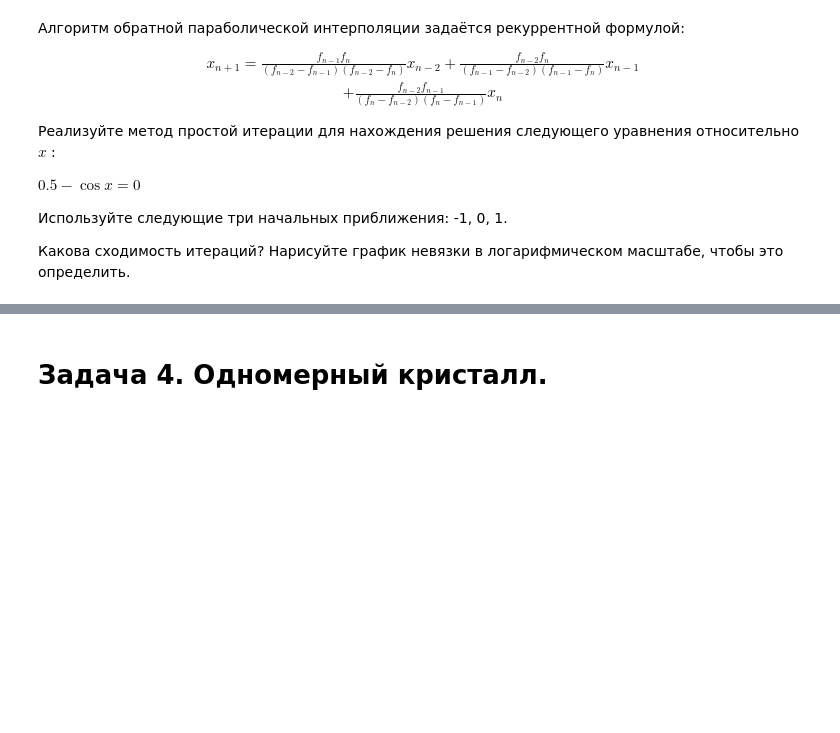
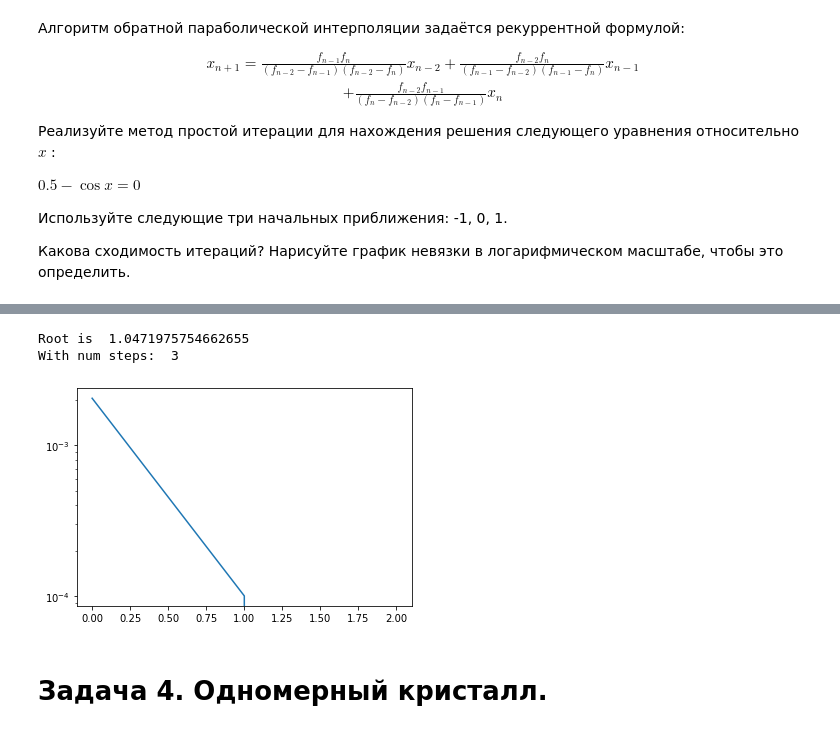
Before and after one commit to nalsur-veallam/Python, a Jupyter notebook: comp_math/Mallaev_4_B02-005.ipynb, the cells around one changed output, grey strips where cells are left out. Drawn from its saved outputs; the diff is of its cells as text; code cells hidden in the pictures; blank space fills up the shorter version.

```diff
--- a/comp_math/Mallaev_4_B02-005.ipynb
+++ b/comp_math/Mallaev_4_B02-005.ipynb
@@ -59,3 +127,29 @@ $$
+# %%
+fun = lambda x : 0.5 - np.cos(x)
+
+x_n2 = 1
+x_n1 = 1 + np.random.rand()
+x_n = 1 + np.random.rand()
+
+nevs = []
+eps = 1e-7
+step = 0
+
+while np.abs(fun(x_n)) > eps:
+    step += 1
+    x_n, x_n1, x_n2 = par_inter(fun, x_n2, x_n1, x_n)
+    nevs.append(-1*fun(x_n))
+
+print("Root is ", x_n)
+print("With num steps: ", step)
+
+plt.plot(nevs)
+plt.yscale('log')
+plt.show()
+# %% [output]
+Root is  1.0471975754662655
+With num steps:  3
+[figure, added]
 # %% [markdown]
 # Задача 4. Одномерный кристалл.
 # %% [markdown]
```
Also changed, not shown: parts of 4 cells of this notebook.
